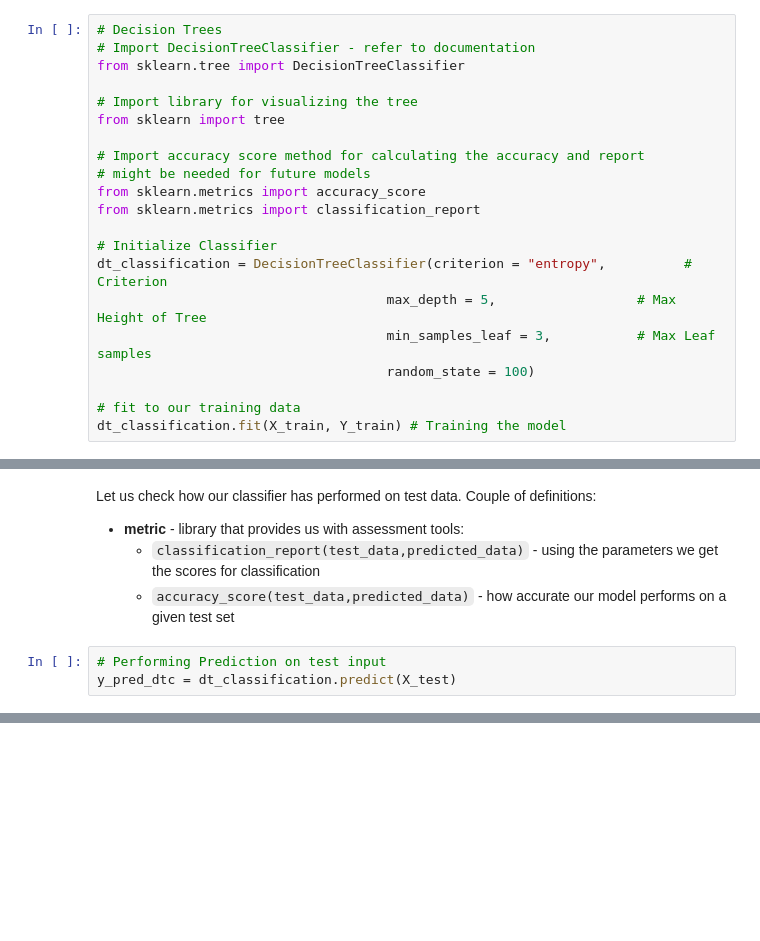
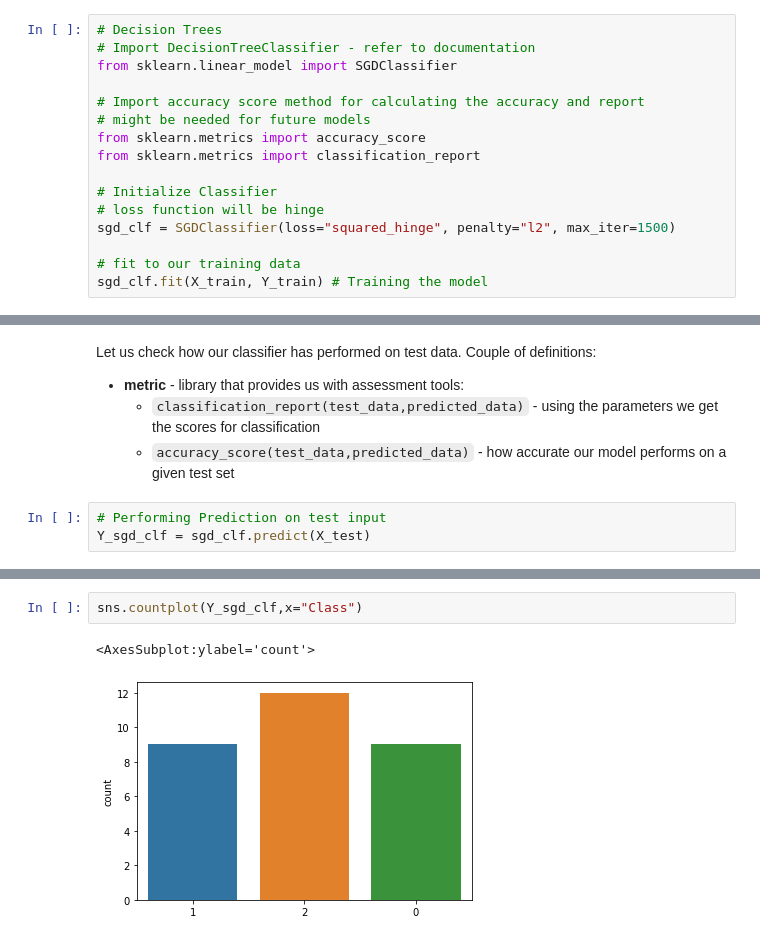
Before and after one commit to feeka/ml_biology, a Jupyter notebook: iris.ipynb, the cells around one changed output, grey strips where cells are left out. Cells and saved outputs as stored; diff of their text form; blank space fills up the shorter version.

```diff
--- a/iris.ipynb
+++ b/iris.ipynb
@@ -215,10 +213,7 @@ Let us look into classification from Decision Trees.
 # %%
 # Decision Trees
 # Import DecisionTreeClassifier - refer to documentation
-from sklearn.tree import DecisionTreeClassifier
-
-# Import library for visualizing the tree
-from sklearn import tree
+from sklearn.linear_model import SGDClassifier
 
 # Import accuracy score method for calculating the accuracy and report
 # might be needed for future models
@@ -226,11 +221,9 @@ from sklearn.metrics import accuracy_score
 from sklearn.metrics import classification_report
 
 # Initialize Classifier
-dt_classification = DecisionTreeClassifier(criterion = "entropy",          # Criterion
-                                     max_depth = 5,                  # Max Height of Tree
-                                     min_samples_leaf = 3,           # Max Leaf samples
-                                     random_state = 100)
+# loss function will be hinge
+sgd_clf = SGDClassifier(loss="squared_hinge", penalty="l2", max_iter=1500)
 
 # fit to our training data
-dt_classification.fit(X_train, Y_train) # Training the model
+sgd_clf.fit(X_train, Y_train) # Training the model
 # %% [output]
@@ -243,5 +235,5 @@ Let us check how our classifier has performed on test data. Couple of definition
     * `accuracy_score(test_data,predicted_data)` - how accurate our model performs on a given test set
 # %%
 # Performing Prediction on test input
-y_pred_dtc = dt_classification.predict(X_test)
+Y_sgd_clf = sgd_clf.predict(X_test)
 # %%
@@ -260,0 +274,5 @@ weighted avg       0.97      0.97      0.97        30
+# %%
+sns.countplot(Y_sgd_clf,x="Class")
+# %% [output]
+<AxesSubplot:ylabel='count'>
+[figure, added]
```
Also changed, not shown: parts of 7 cells of this notebook, 1 other file.
